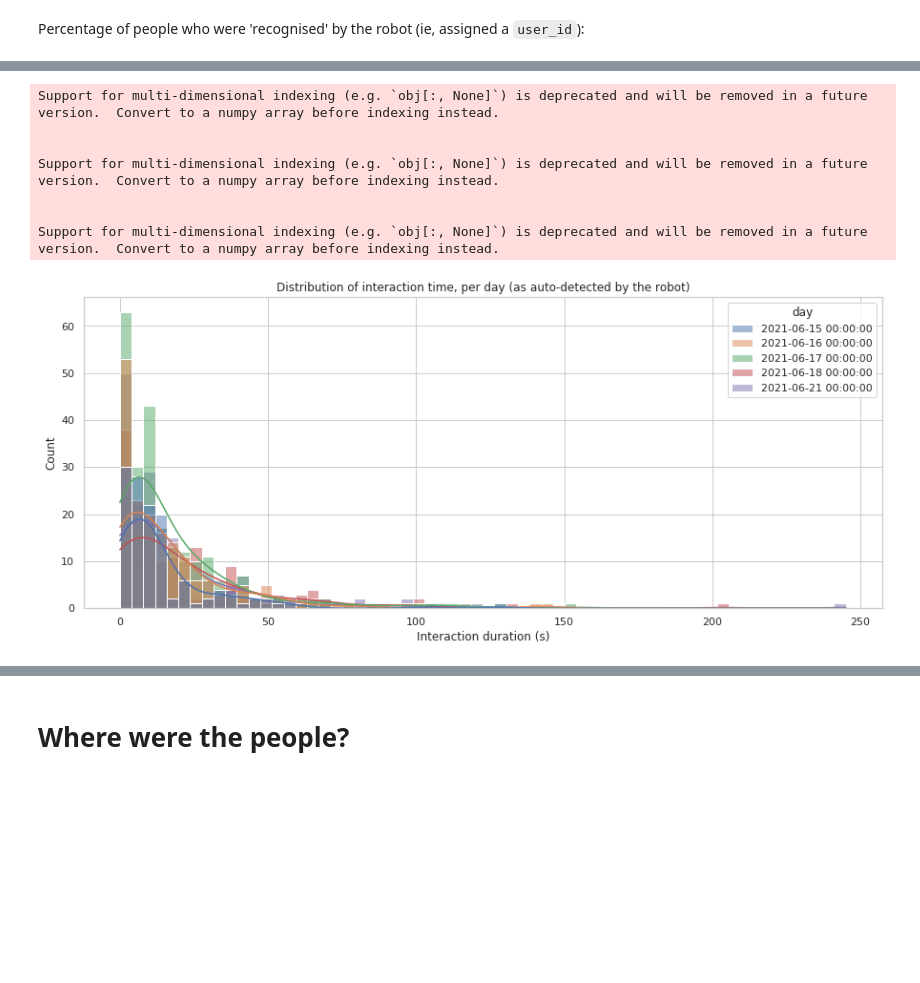
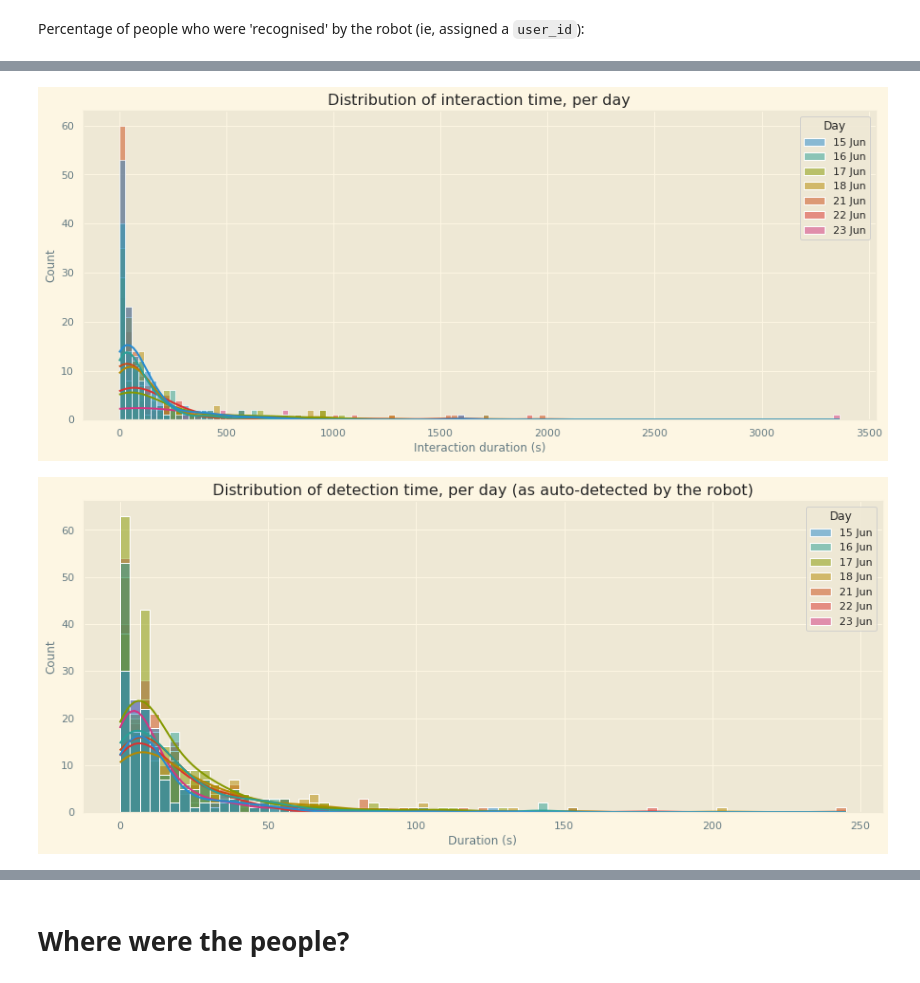
Before and after one commit to severin-lemaignan/robots4sen-data-analysis, a Jupyter notebook: robots4sen.ipynb, the cells around one changed output, grey strips where cells are left out. Drawn from its saved outputs; the diff is of its cells as text; code cells hidden in the pictures; blank space fills up the shorter version.

```diff
--- a/robots4sen.ipynb
+++ b/robots4sen.ipynb
@@ -71,0 +47,4 @@ people
+# %%
+# dataframe containing only the people who have been 'recognised' by the robot
+people = people[(people.x != 0) & (people.y != 0) & (people.person_id > 0)]
+users = people.loc[(people["user_id"] != -1) & (people["user_id"] != 0)]
@@ -80,8 +120,3 @@ len(users)/len(people) * 100
-# %%
-people.reset_index(inplace=True)
-
-# only keep auto-detected children
-people = people[people.person_id > 0]
 # %%
 fig, ax = plt.subplots(figsize=(10, 6))
 
@@ -96,24 +167,40 @@ pass
+# %%
+
+with plt.style.context('Solarize_Light2'):
+    fig, ax = plt.subplots(figsize=(15, 6))
+
+    sns.histplot(children, x="duration",hue="day",kde=True)
+
+    ax.set(xlabel="Interaction duration (s)",
+           ylabel="Count",
+           title="Distribution of interaction time, per day")
+
+
+    handles = plt.gca().get_legend().legendHandles
+    texts = plt.gca().get_legend().get_texts()
+    ax.legend(handles,[pd.Timestamp(t.get_text()).strftime("%d %b") for t in texts], title="Day", fancybox=True)
+pass
+# %% [output]
+[figure, added]
 # %%
-interaction_time = (people.groupby(["day", "person_id"])["timeofday"].max() - people.groupby(["day", "person_id"])["timeofday"].min()).astype('timedelta64[s]').reset_index()
-interaction_time.rename(columns={"timeofday":"duration"}, inplace=True)
+detection_time = (people.groupby(["day", "person_id"])["timeofday"].max() - people.groupby(["day", "person_id"])["timeofday"].min()).astype('timedelta64[s]').reset_index()
+detection_time.rename(columns={"timeofday":"duration"}, inplace=True)
 
 # filter out ouliers
 #interaction_time = interaction_time[interaction_time.duration < 10000]
 
-fig, ax = plt.subplots(figsize=(15, 6))
+with plt.style.context('Solarize_Light2'):
+    fig, ax = plt.subplots(figsize=(15, 6))
 
-sns.histplot(interaction_time, x="duration",hue="day",kde=True)
+    sns.histplot(detection_time, x="duration",hue="day",kde=True)
 
-ax.set(xlabel="Interaction duration (s)",
-       ylabel="Count",
-       title="Distribution of interaction time, per day (as auto-detected by the robot)")
+    ax.set(xlabel="Duration (s)",
+           ylabel="Count",
+           title="Distribution of detection time, per day (as auto-detected by the robot)")
+
+    handles = plt.gca().get_legend().legendHandles
+    texts = plt.gca().get_legend().get_texts()
+    ax.legend(handles,[pd.Timestamp(t.get_text()).strftime("%d %b") for t in texts], title="Day", fancybox=True)
 pass
 # %% [output]
-Support for multi-dimensional indexing (e.g. `obj[:, None]`) is deprecated and will be removed in a future version.  Convert to a numpy array before indexing instead.
-
-
-Support for multi-dimensional indexing (e.g. `obj[:, None]`) is deprecated and will be removed in a future version.  Convert to a numpy array before indexing instead.
-
-
-Support for multi-dimensional indexing (e.g. `obj[:, None]`) is deprecated and will be removed in a future version.  Convert to a numpy array before indexing instead.
-[figure, old version]
+[figure, new version]
```
Also changed, not shown: parts of 49 cells of this notebook.
